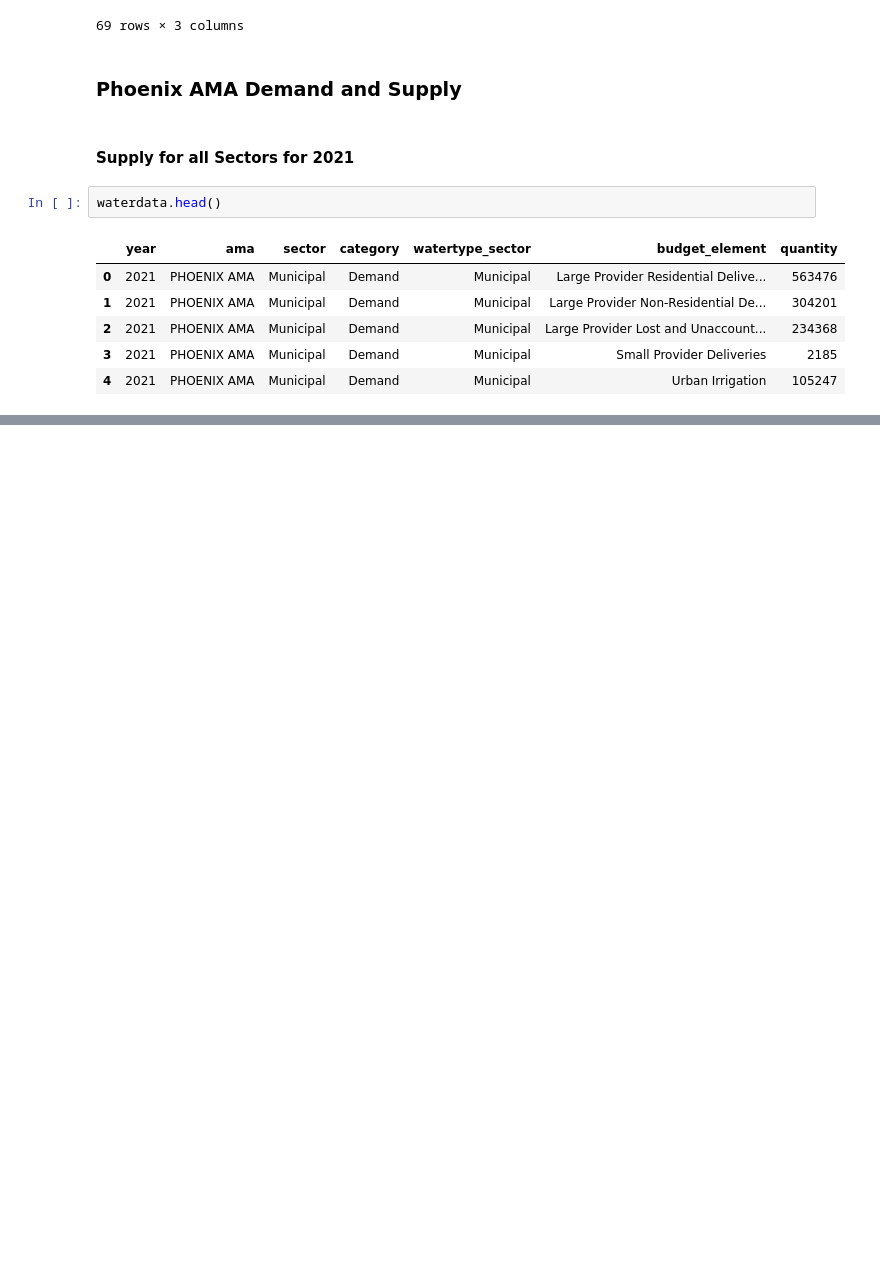
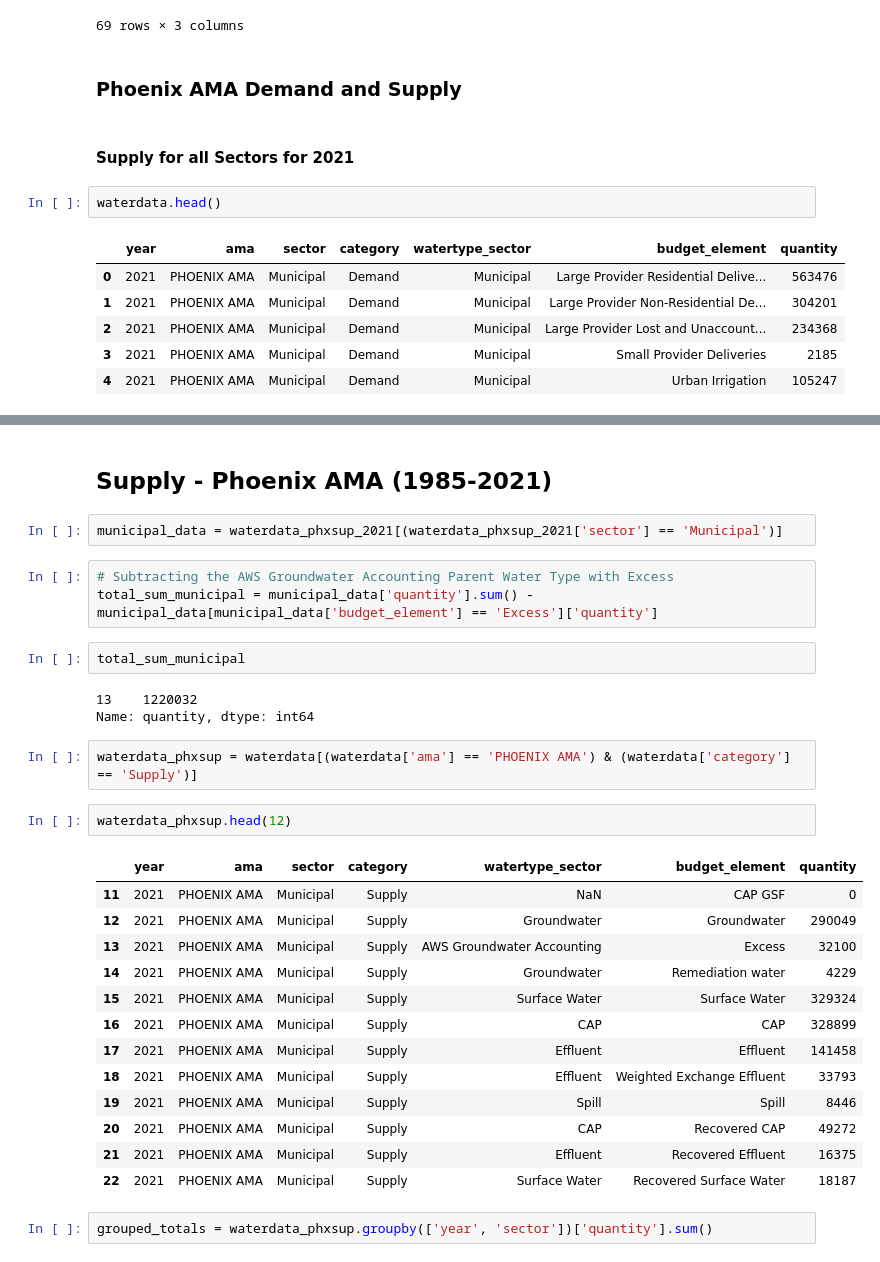
Before and after one commit to markprubin/the-water-boy, a Jupyter notebook: azama_demand_supply.ipynb, the cells around one changed output, grey strips where cells are left out. Saved outputs shown, nothing was run; the diff lists cells and outputs as text; blank space fills up the shorter version.

```diff
--- a/azama_demand_supply.ipynb
+++ b/azama_demand_supply.ipynb
@@ -130,0 +131,32 @@ plt.show()
+# %% [markdown]
+## Supply - Phoenix AMA (1985-2021)
+# %%
+municipal_data = waterdata_phxsup_2021[(waterdata_phxsup_2021['sector'] == 'Municipal')]
+# %%
+# Subtracting the AWS Groundwater Accounting Parent Water Type with Excess
+total_sum_municipal = municipal_data['quantity'].sum() - municipal_data[municipal_data['budget_element'] == 'Excess']['quantity']
+# %%
+total_sum_municipal
+# %% [output]
+13    1220032
+Name: quantity, dtype: int64
+# %%
+waterdata_phxsup = waterdata[(waterdata['ama'] == 'PHOENIX AMA') & (waterdata['category'] == 'Supply')]
+# %%
+waterdata_phxsup.head(12)
+# %% [output]
+|  | year | ama | sector | category | watertype_sector | budget_element | quantity |
+| 11 | 2021 | PHOENIX AMA | Municipal | Supply | NaN | CAP GSF | 0 |
+| 12 | 2021 | PHOENIX AMA | Municipal | Supply | Groundwater | Groundwater | 290049 |
+| 13 | 2021 | PHOENIX AMA | Municipal | Supply | AWS Groundwater Accounting | Excess | 32100 |
+| 14 | 2021 | PHOENIX AMA | Municipal | Supply | Groundwater | Remediation water | 4229 |
+| 15 | 2021 | PHOENIX AMA | Municipal | Supply | Surface Water | Surface Water | 329324 |
+| 16 | 2021 | PHOENIX AMA | Municipal | Supply | CAP | CAP | 328899 |
+| 17 | 2021 | PHOENIX AMA | Municipal | Supply | Effluent | Effluent | 141458 |
+| 18 | 2021 | PHOENIX AMA | Municipal | Supply | Effluent | Weighted Exchange Effluent | 33793 |
+| 19 | 2021 | PHOENIX AMA | Municipal | Supply | Spill | Spill | 8446 |
+| 20 | 2021 | PHOENIX AMA | Municipal | Supply | CAP | Recovered CAP | 49272 |
+| 21 | 2021 | PHOENIX AMA | Municipal | Supply | Effluent | Recovered Effluent | 16375 |
+| 22 | 2021 | PHOENIX AMA | Municipal | Supply | Surface Water | Recovered Surface Water | 18187 |
+# %%
+grouped_totals = waterdata_phxsup.groupby(['year', 'sector'])['quantity'].sum()
```
Also changed, not shown: parts of 14 cells of this notebook, 1 other file.
